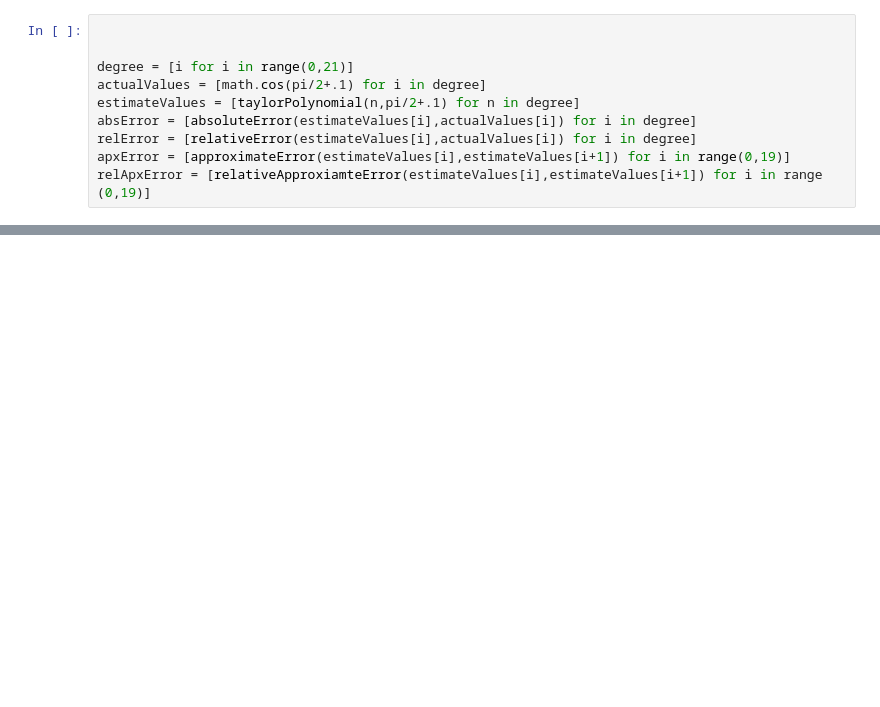
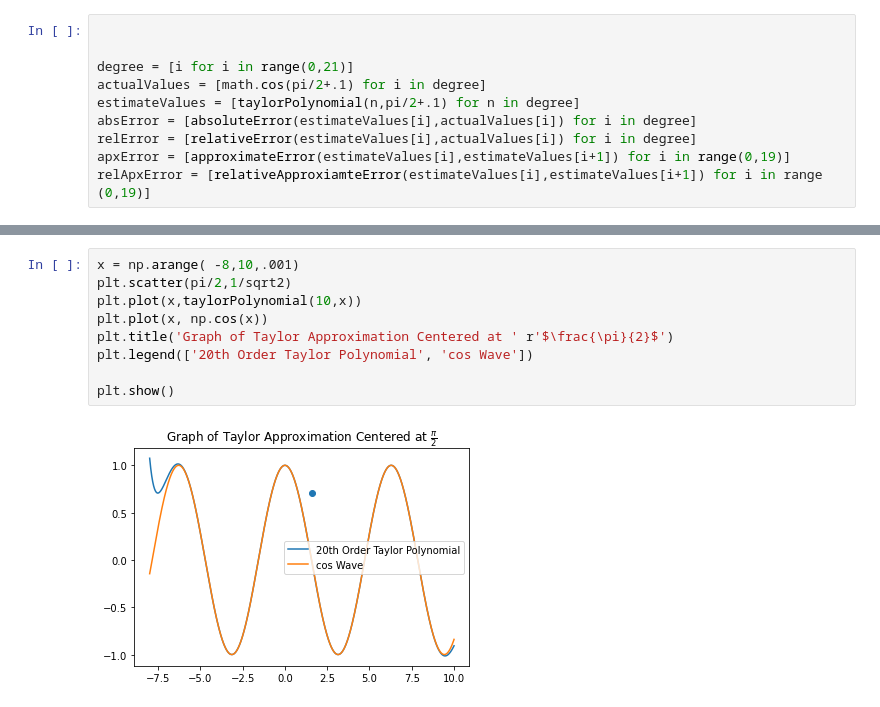
Before and after one commit to rajatlamsal00977/Project-1, a Jupyter notebook: Untitled3.ipynb, the cells around one changed output, grey strips where cells are left out. Saved outputs shown, nothing was run; the diff lists cells and outputs as text; blank space fills up the shorter version.

```diff
--- a/Untitled3.ipynb
+++ b/Untitled3.ipynb
@@ -58,0 +73,11 @@ fig.show()
+# %%
+x = np.arange( -8,10,.001)
+plt.scatter(pi/2,1/sqrt2)
+plt.plot(x,taylorPolynomial(10,x))
+plt.plot(x, np.cos(x))
+plt.title('Graph of Taylor Approximation Centered at ' r'$\frac{\pi}{2}$')
+plt.legend(['20th Order Taylor Polynomial', 'cos Wave'])
+
+plt.show()
+# %% [output]
+[figure, added]
```
Also changed, not shown: parts of 1 cell of this notebook.
